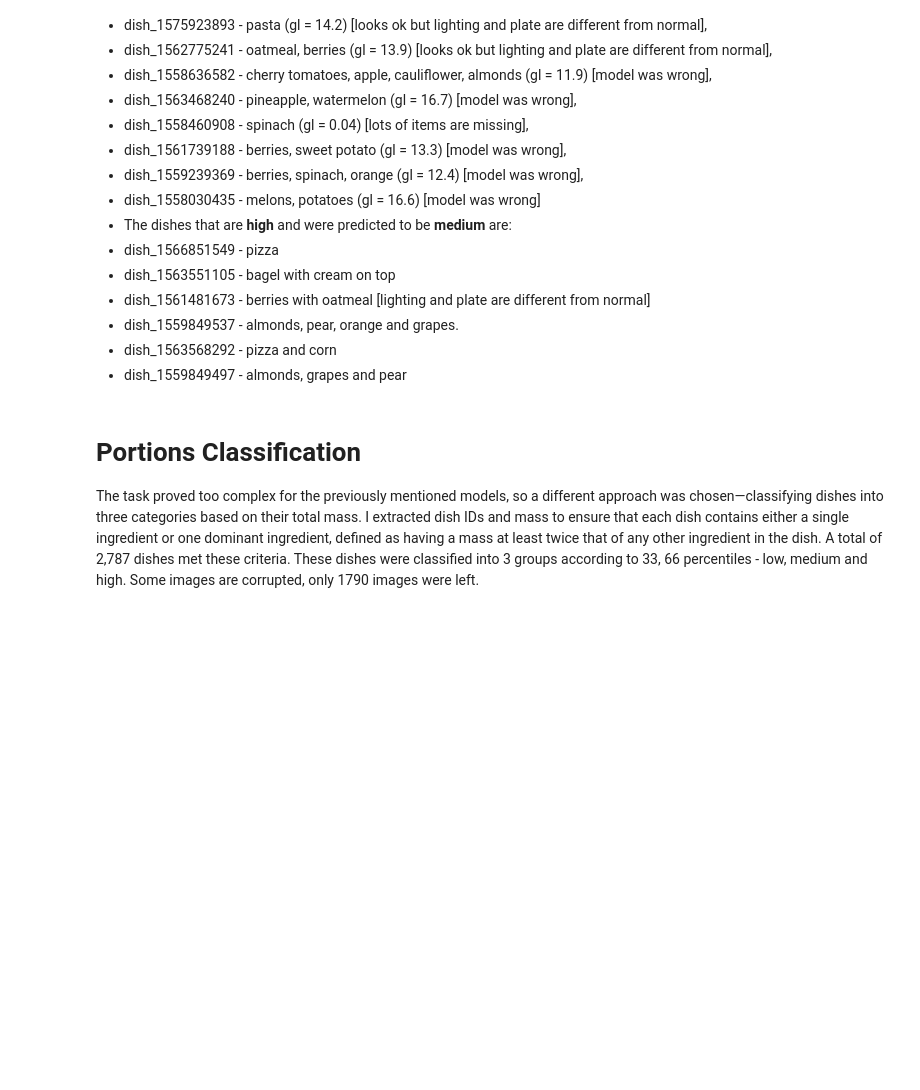
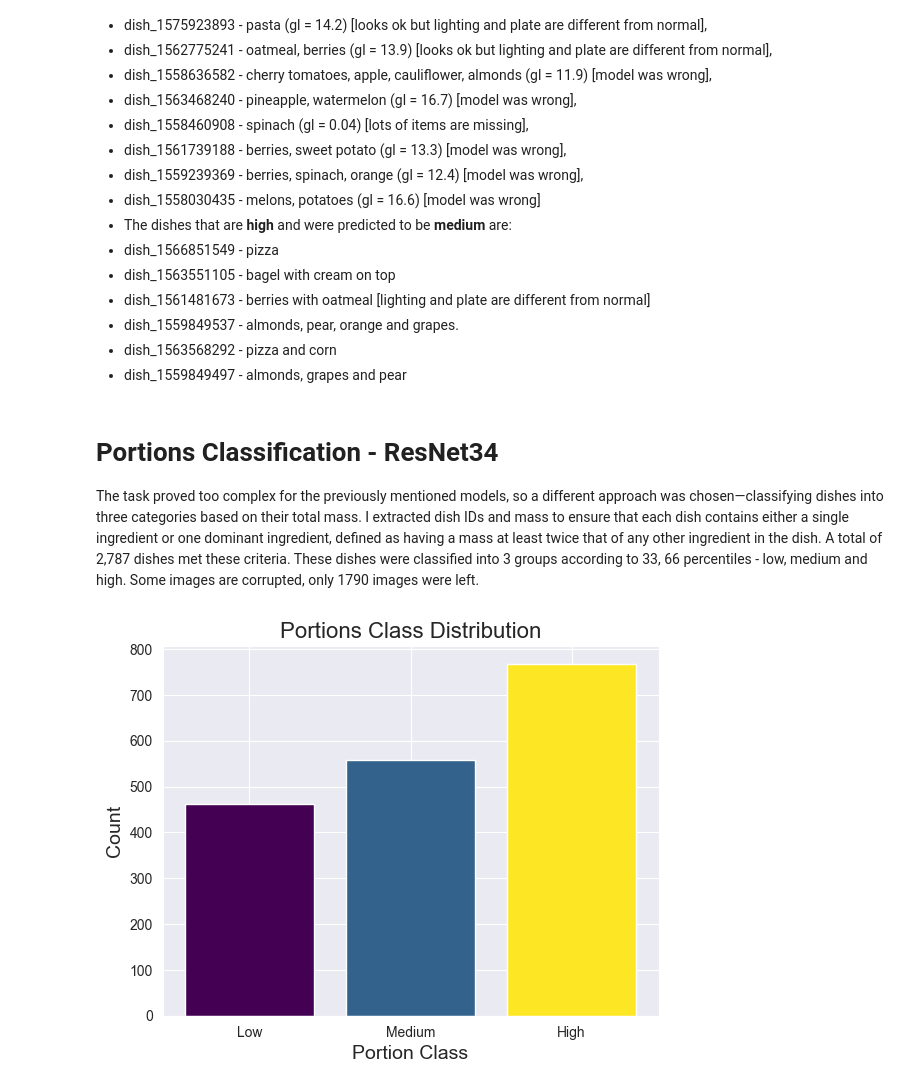
Before and after one commit to RotemGeva226/GlycemicLoad, a Jupyter notebook: Portions Estimation/notebooks/project_log.ipynb, the cells around one changed output. Drawn from its saved outputs; the diff is of its cells as text; code cells hidden in the pictures; blank space fills up the shorter version.

Commit message:
Update portions classification with Resnet18 results

```diff
--- a/Portions Estimation/notebooks/project_log.ipynb
+++ b/Portions Estimation/notebooks/project_log.ipynb
@@ -159,5 +155,12 @@ plt.show()
 - dish_1563568292 - pizza and corn
 - dish_1559849497 - almonds, grapes and pear
 # %% [markdown]
-# Portions Classification
-The task proved too complex for the previously mentioned models, so a different approach was chosen—classifying dishes into three categories based on their total mass. I extracted dish IDs and mass to ensure that each dish contains either a single ingredient or one dominant ingredient, defined as having a mass at least twice that of any other ingredient in the dish. A total of 2,787 dishes met these criteria. These dishes were classified into 3 groups according to 33, 66 percentiles - low, medium and high. Some images are corrupted, only 1790 images were left.
+# Portions Classification - ResNet34
+The task proved too complex for the previously mentioned models, so a different approach was chosen—classifying dishes into three categories based on their total mass.
+I extracted dish IDs and mass to ensure that each dish contains either a single ingredient or one dominant ingredient, defined as having a mass at least twice that of any other ingredient in the dish. A total of 2,787 dishes met these criteria. These dishes were classified into 3 groups according to 33, 66 percentiles - low, medium and high. Some images are corrupted, only 1790 images were left.
+# %%
+from IPython.display import Image, display
+image_path = r"C:\Users\rotem.geva\PycharmProjects\GlycemicLoad\Portions Estimation\outputs\visualizations\general\Class Distribution Portions Classification.png"
+display(Image(filename=image_path))
+# %% [output]
+[figure, added]
```
Also changed, not shown: parts of 8 cells of this notebook.
